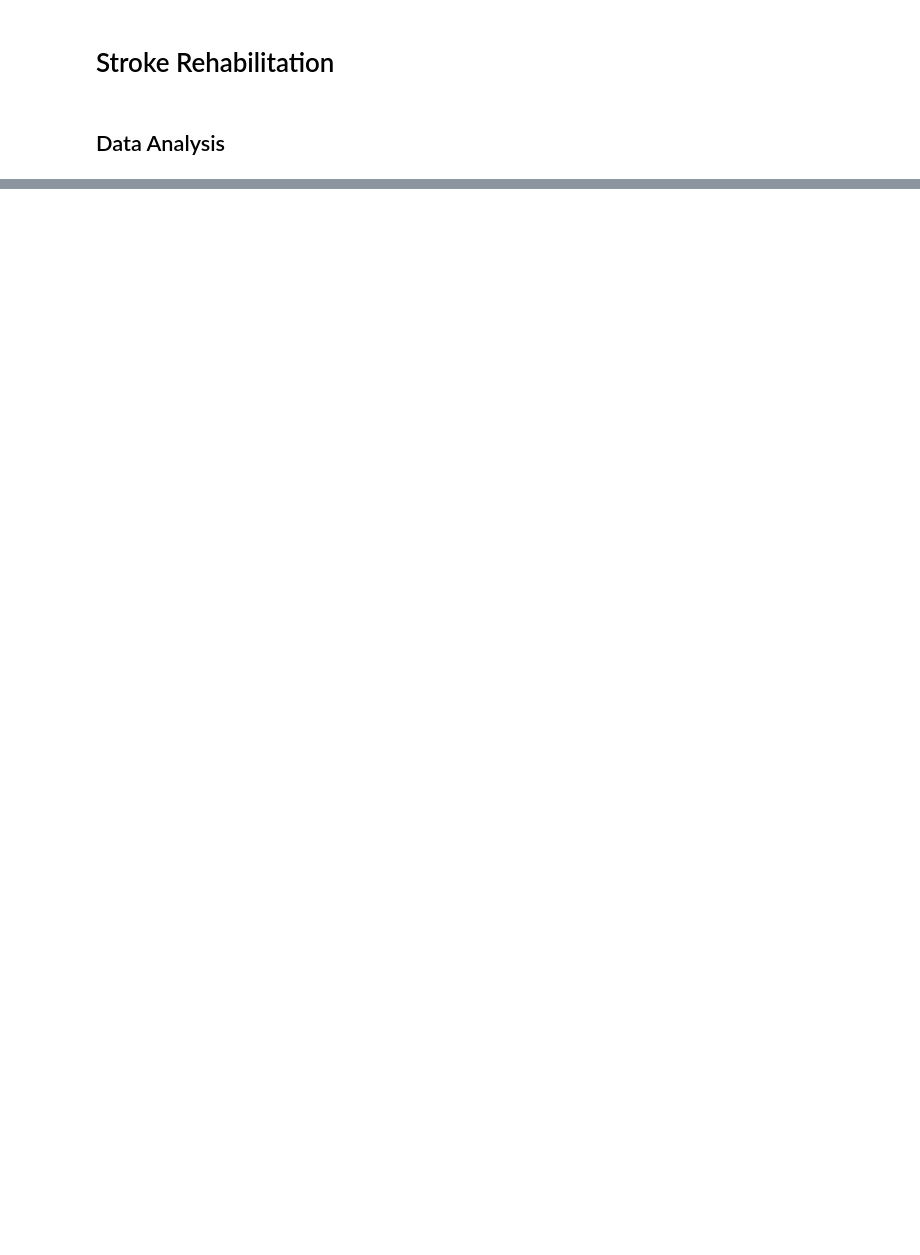
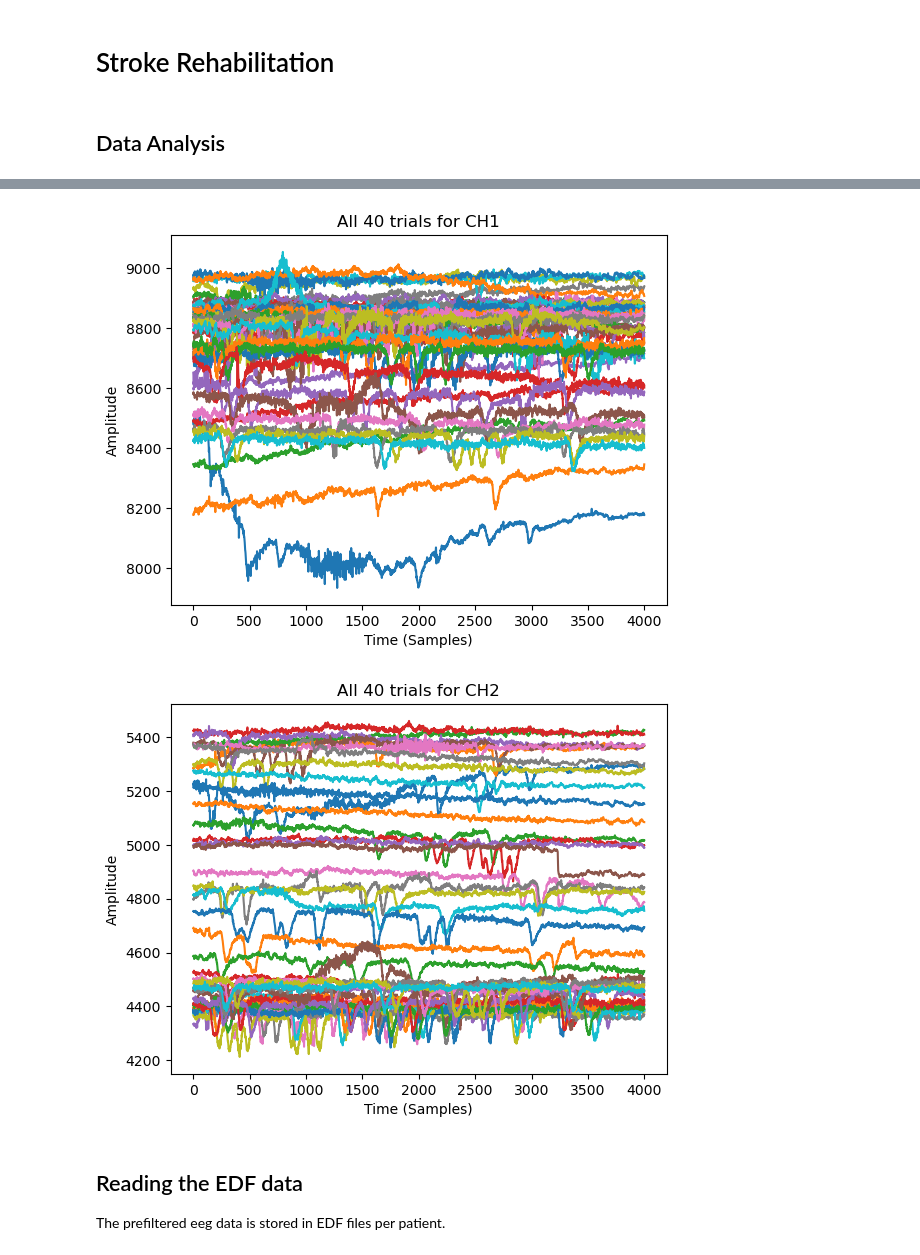
Before and after one commit to durvesh28210/StrokeRehab, a Jupyter notebook: stroke-rehabilitation.ipynb, the cells around one changed output, grey strips where cells are left out. Cells and saved outputs as stored; diff of their text form; code cells hidden in the pictures; blank space fills up the shorter version.

Commit message:
Added some first data analysis.

```diff
--- a/stroke-rehabilitation.ipynb
+++ b/stroke-rehabilitation.ipynb
@@ -11,0 +10,3 @@ AttributeError: 'dict' object has no attribute 'iteritems'
+# %%
+data = loadmat('data/sourcedata/sub-01/sub-01_task-motor-imagery_eeg.mat')
+eeg_data = data['eeg']
@@ -11,0 +68,4 @@ AttributeError: 'dict' object has no attribute 'iteritems'
+# %%
+eeg_data_array = eeg_data['rawdata'][0][0]
+print(eeg_data_array.shape)
+print(eeg_data_array)
@@ -11,0 +90,21 @@ AttributeError: 'dict' object has no attribute 'iteritems'
+# %%
+for i in range(40):
+    plt.plot(eeg_data_array[i, 0, :])
+plt.title('All 40 trials for CH1')
+plt.xlabel('Time (Samples)')
+plt.ylabel('Amplitude')
+plt.show()
+
+for i in range(40):
+    plt.plot(eeg_data_array[i, 1, :])
+plt.title('All 40 trials for CH2')
+plt.xlabel('Time (Samples)')
+plt.ylabel('Amplitude')
+plt.show()
+# %% [output]
+[figure, added]
+[figure, added]
+# %% [markdown]
+## Reading the EDF data
+
+The prefiltered eeg data is stored in EDF files per patient.
```
Also changed, not shown: parts of 10 cells of this notebook, 3 other files.
